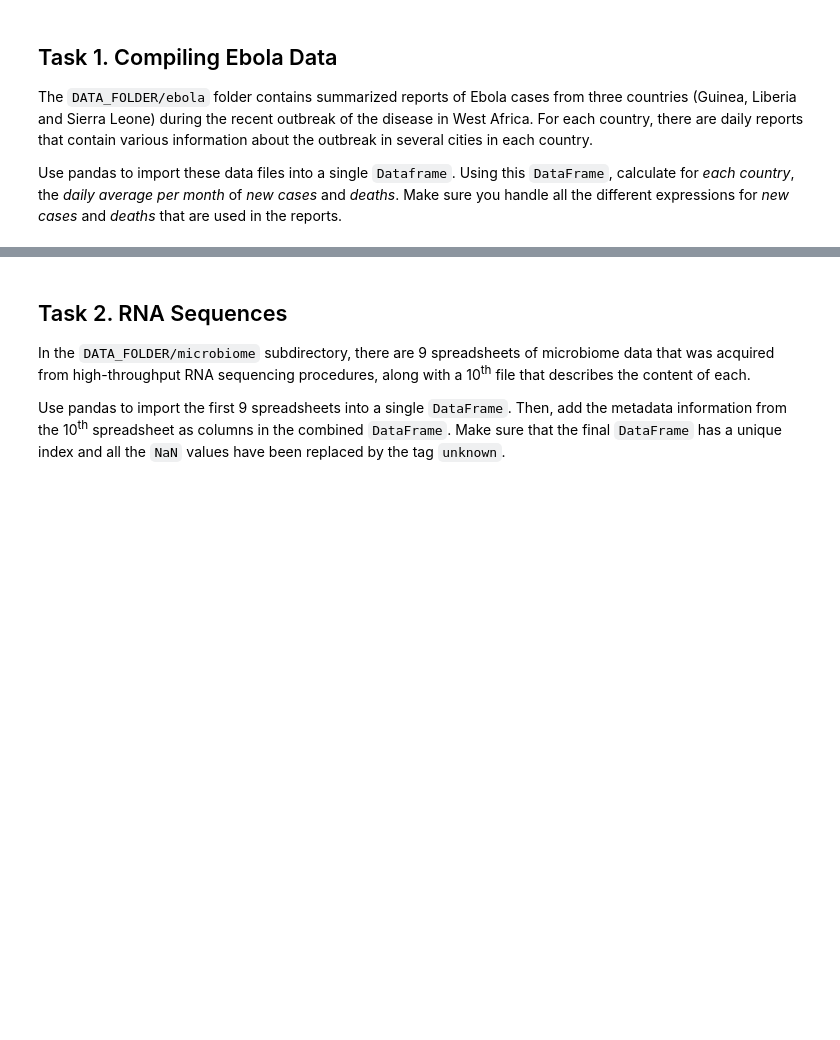
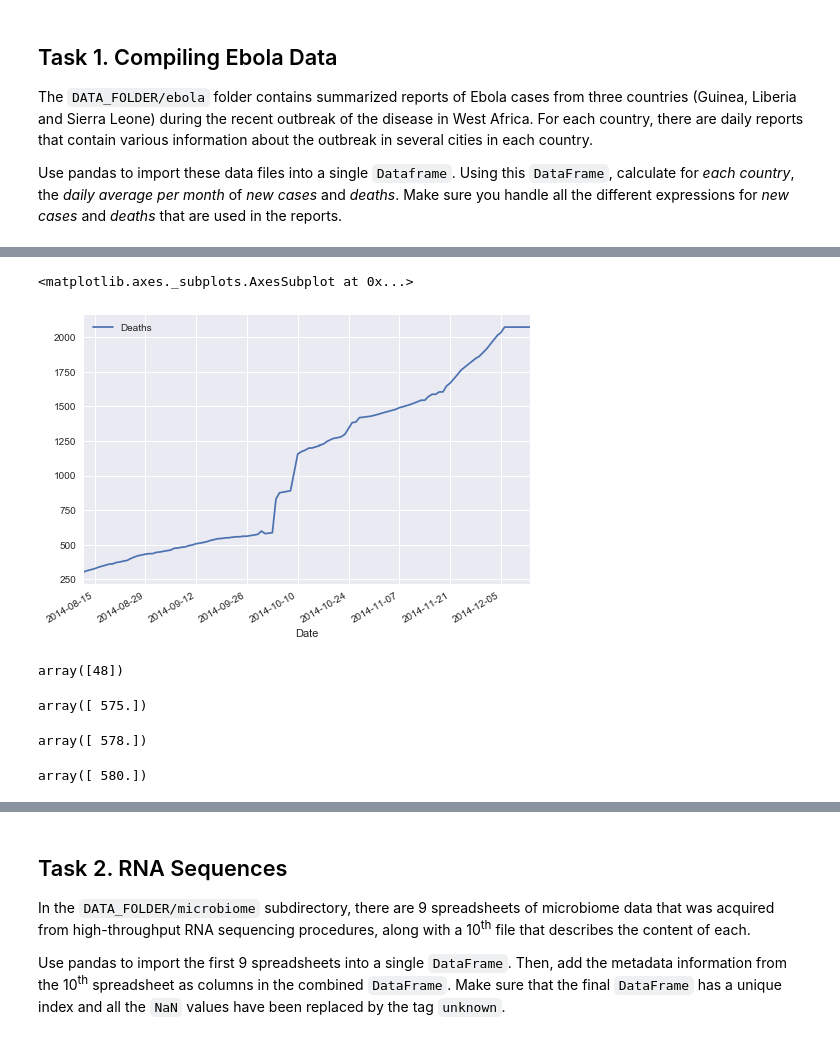
Before and after one commit to adamkozak/ADA2017-project, a Jupyter notebook: Homework/01 - Pandas and Data Wrangling/Homework 1.ipynb, the cells around one changed output, grey strips where cells are left out. Cells and saved outputs as stored; diff of their text form; code cells hidden in the pictures; blank space fills up the shorter version.

```diff
--- a/Homework/01 - Pandas and Data Wrangling/Homework 1.ipynb
+++ b/Homework/01 - Pandas and Data Wrangling/Homework 1.ipynb
@@ -17,0 +186,26 @@ Make sure you handle all the different expressions for *new cases* and *deaths*
+# %%
+new_cases_deaths_sl = ['etc_new_admission', 'etc_new_deaths','new_confirmed',
+                       'new_noncase', 'new_probable', 'new_suspected',
+                       'death_suspected', 'death_probable','death_confirmed']
+# %%
+def read_data_sl(file_list, columns):
+    df = pd.DataFrame()
+    for file in file_list:
+        temp = pd.read_csv(file, na_values='-')
+        country, date = (file.split("/")[3][:-5], file.split("/")[4][:10])
+        temp = temp.loc[temp['variable'].isin(columns)]
+        temp[temp.columns.values[2:]] = temp[temp.columns.values[2:]].apply(pd.to_numeric)
+        temp.loc[temp['National'].isnull(), 'National'] = temp.sum(axis = 1)
+        temp = temp[['variable', 'National']]
+        temp = temp.set_index('variable')
+        temp = temp.T
+        temp['Date'] = pd.to_datetime(date)
+        temp['Country'] = country
+        temp = temp.set_index('Date')
+        df = pd.concat([df, temp])
+    df = df.sort_index()
+
+    return df
+# %%
+sl = read_data_sl([file for file in file_list if file.split("/")[3][:-5] == 'sl'], columns = new_cases_deaths_sl)
+sl
@@ -17,0 +232,6 @@ Make sure you handle all the different expressions for *new cases* and *deaths*
+# %%
+sl['death_probable'] = sl['death_probable'].replace(to_replace=0, method='ffill')
+sl['death_suspected'] = sl['death_suspected'].replace(to_replace=0, method='ffill')
+sl['death_confirmed'] = sl['death_confirmed'].replace(to_replace=0, method='ffill')
+sl['Deaths'] = sl[['death_confirmed', 'death_probable', 'death_suspected']].sum(axis = 1)
+(sl['Deaths'].values[1:] - sl['Deaths'].values[:-1]).astype(int)
@@ -17,0 +285,22 @@ Make sure you handle all the different expressions for *new cases* and *deaths*
+# %%
+sl.plot(y = 'Deaths')
+# %% [output]
+<matplotlib.axes._subplots.AxesSubplot at 0x...>
+[figure, added]
+# %%
+indicies_negatives = np.array([i for i, x in enumerate(negatives) if x])
+indicies_negatives
+# %% [output]
+array([48])
+# %%
+sl.iloc[indicies_negatives-1]['Deaths'].values
+# %% [output]
+array([ 575.])
+# %%
+sl.iloc[(indicies_negatives)]['Deaths'].values
+# %% [output]
+array([ 578.])
+# %%
+sl.iloc[(indicies_negatives+1)]['Deaths'].values
+# %% [output]
+array([ 580.])
```
Also changed, not shown: parts of 49 cells of this notebook.
